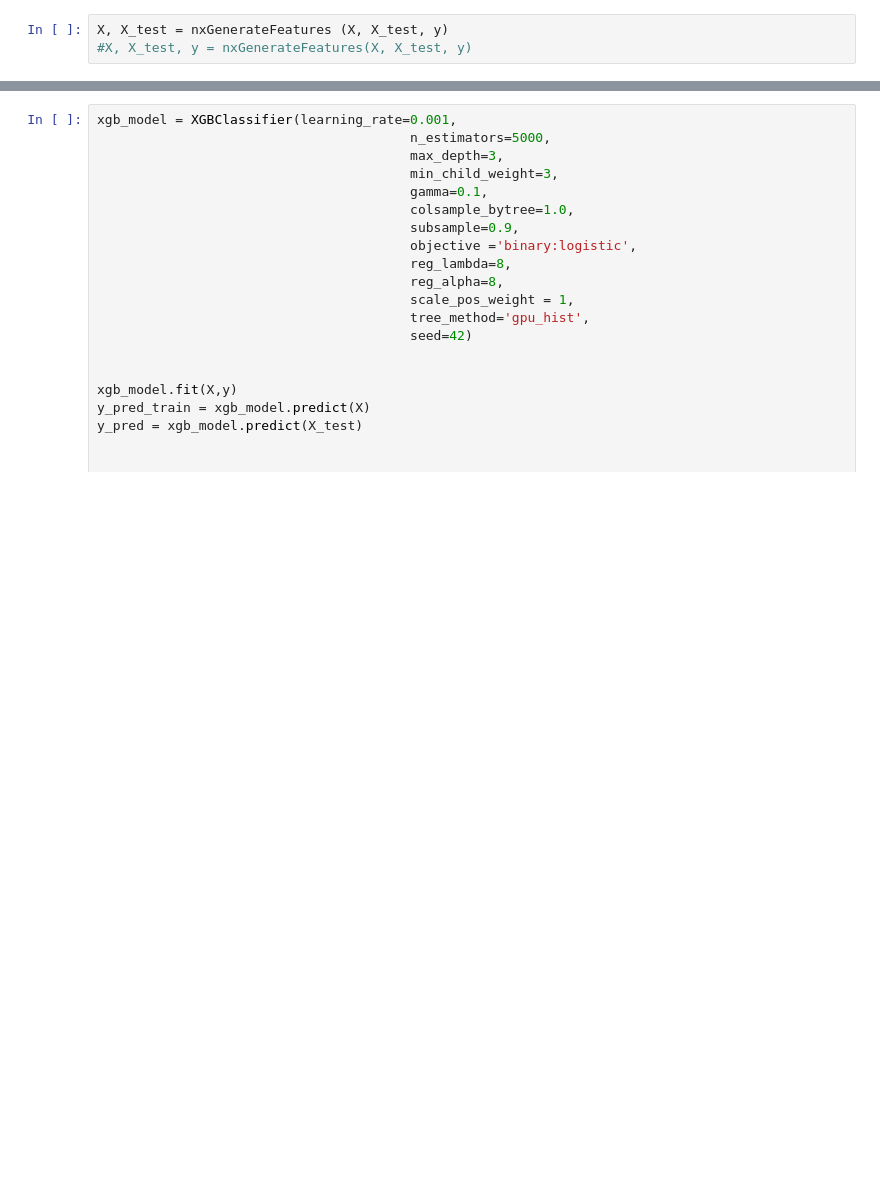
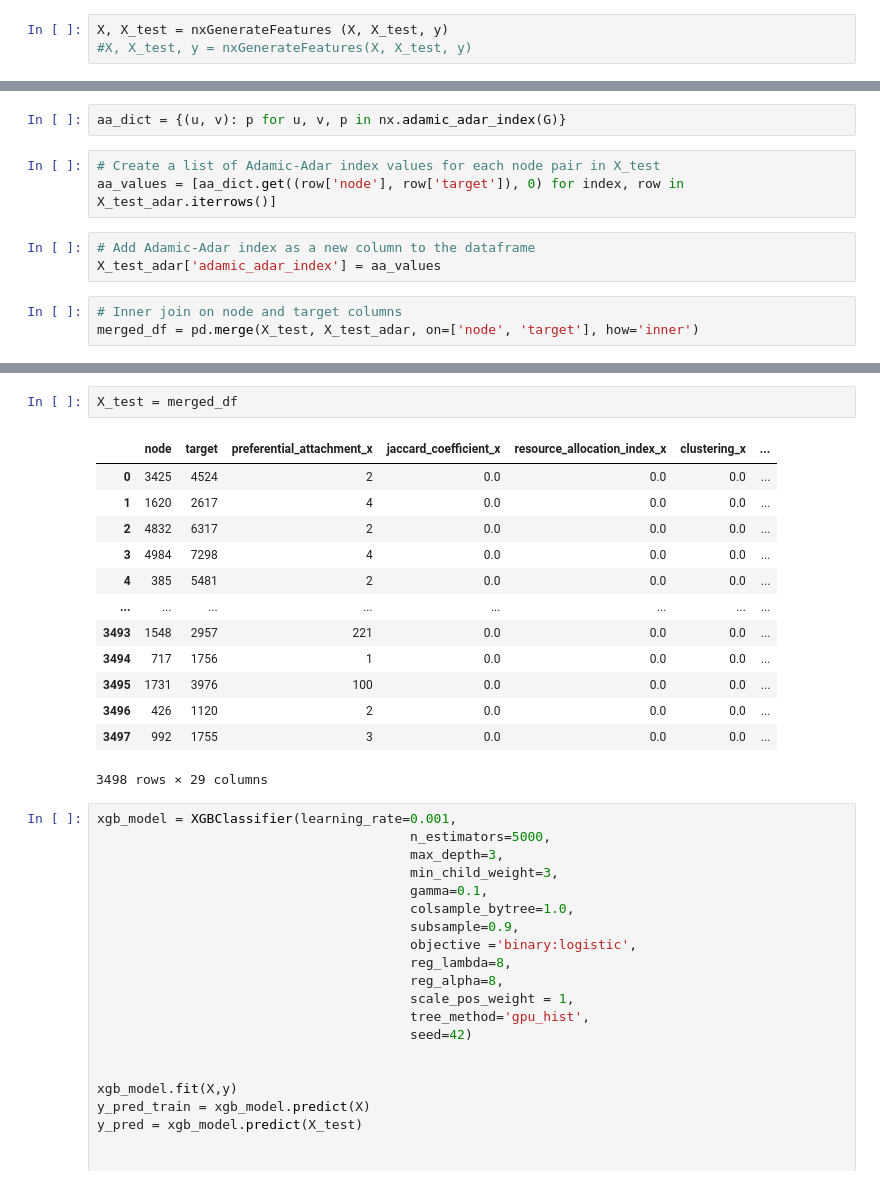
Before and after one commit to arunjegathesh/MLNS_Link_Prediction, a Jupyter notebook: Link_prediction_graph_centrality.ipynb, the cells around one changed output, grey strips where cells are left out. Drawn from its saved outputs; the diff is of its cells as text; blank space fills up the shorter version.

Commit message:
added adamic_adar in both test and training samples

```diff
--- a/Link_prediction_graph_centrality.ipynb
+++ b/Link_prediction_graph_centrality.ipynb
@@ -495,0 +571,11 @@ X, X_test = nxGenerateFeatures (X, X_test, y)
+# %%
+aa_dict = {(u, v): p for u, v, p in nx.adamic_adar_index(G)}
+# %%
+# Create a list of Adamic-Adar index values for each node pair in X_test
+aa_values = [aa_dict.get((row['node'], row['target']), 0) for index, row in X_test_adar.iterrows()]
+# %%
+# Add Adamic-Adar index as a new column to the dataframe
+X_test_adar['adamic_adar_index'] = aa_values
+# %%
+# Inner join on node and target columns
+merged_df = pd.merge(X_test, X_test_adar, on=['node', 'target'], how='inner')
@@ -496,3 +598,19 @@ X, X_test = nxGenerateFeatures (X, X_test, y)
+# %%
+X_test = merged_df
+# %% [output]
+|  | node | target | preferential_attachment_x | jaccard_coefficient_x | resource_allocation_index_x | clustering_x | ... |
+| 0 | 3425 | 4524 | 2 | 0.0 | 0.0 | 0.0 | ... |
+| 1 | 1620 | 2617 | 4 | 0.0 | 0.0 | 0.0 | ... |
+| 2 | 4832 | 6317 | 2 | 0.0 | 0.0 | 0.0 | ... |
+| 3 | 4984 | 7298 | 4 | 0.0 | 0.0 | 0.0 | ... |
+| 4 | 385 | 5481 | 2 | 0.0 | 0.0 | 0.0 | ... |
+| ... | ... | ... | ... | ... | ... | ... | ... |
+| 3493 | 1548 | 2957 | 221 | 0.0 | 0.0 | 0.0 | ... |
+| 3494 | 717 | 1756 | 1 | 0.0 | 0.0 | 0.0 | ... |
+| 3495 | 1731 | 3976 | 100 | 0.0 | 0.0 | 0.0 | ... |
+| 3496 | 426 | 1120 | 2 | 0.0 | 0.0 | 0.0 | ... |
+| 3497 | 992 | 1755 | 3 | 0.0 | 0.0 | 0.0 | ... |
+3498 rows × 29 columns
 # %%
 xgb_model = XGBClassifier(learning_rate=0.001,
                                         n_estimators=5000,
```
Also changed, not shown: parts of 16 cells of this notebook.
